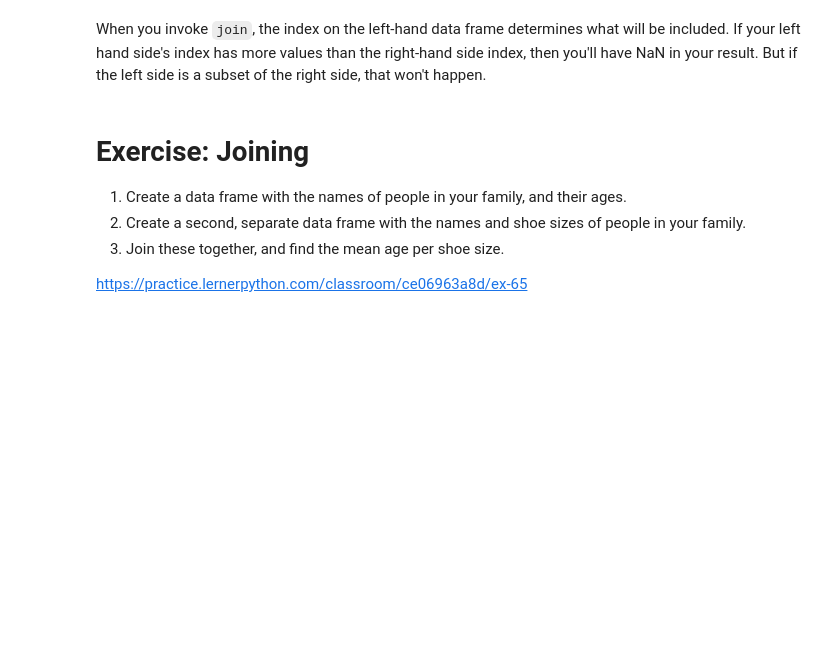
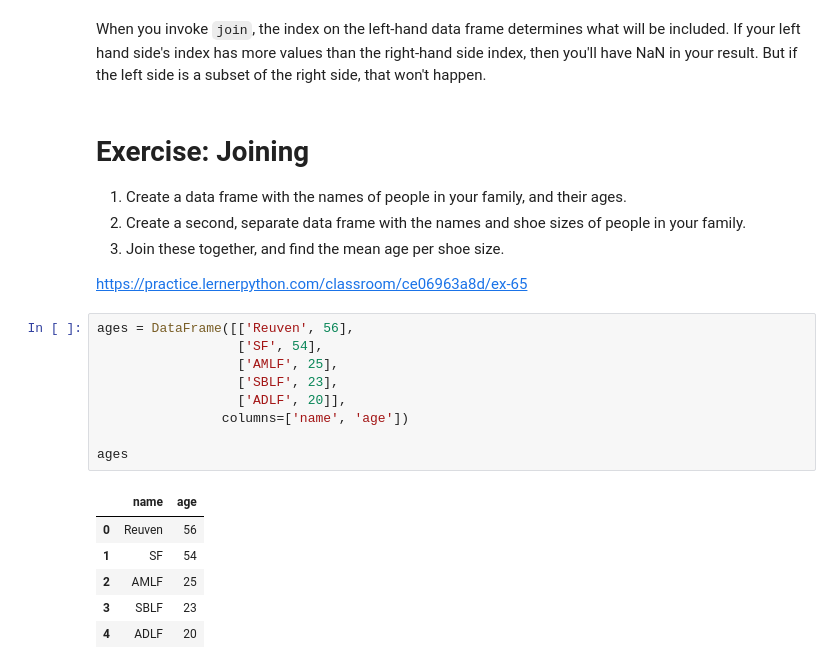
Before and after one commit to reuven/BDTMSD-Python-2026-07, a Jupyter notebook: BDTMSD-Python-2026-10-06.ipynb, the cells around one changed output. Cells and saved outputs as stored; diff of their text form; blank space fills up the shorter version.

```diff
--- a/BDTMSD-Python-2026-10-06.ipynb
+++ b/BDTMSD-Python-2026-10-06.ipynb
@@ -316,3 +316,19 @@ When you invoke `join`, the index on the left-hand data frame determines what wi
 3. Join these together, and find the mean age per shoe size.
 
 https://practice.lernerpython.com/classroom/ce06963a8d/ex-65
+# %%
+ages = DataFrame([['Reuven', 56],
+                  ['SF', 54],
+                  ['AMLF', 25],
+                  ['SBLF', 23],
+                  ['ADLF', 20]],
+                columns=['name', 'age'])
+
+ages
+# %% [output]
+|  | name | age |
+| 0 | Reuven | 56 |
+| 1 | SF | 54 |
+| 2 | AMLF | 25 |
+| 3 | SBLF | 23 |
+| 4 | ADLF | 20 |
```
Also changed, not shown: parts of 2 cells of this notebook.
